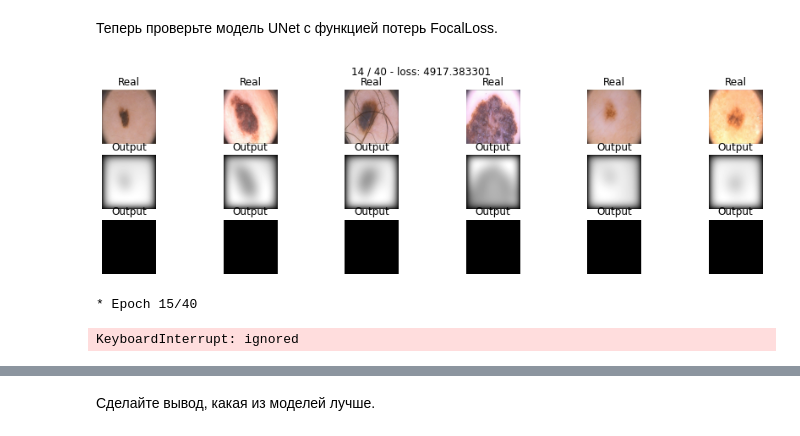
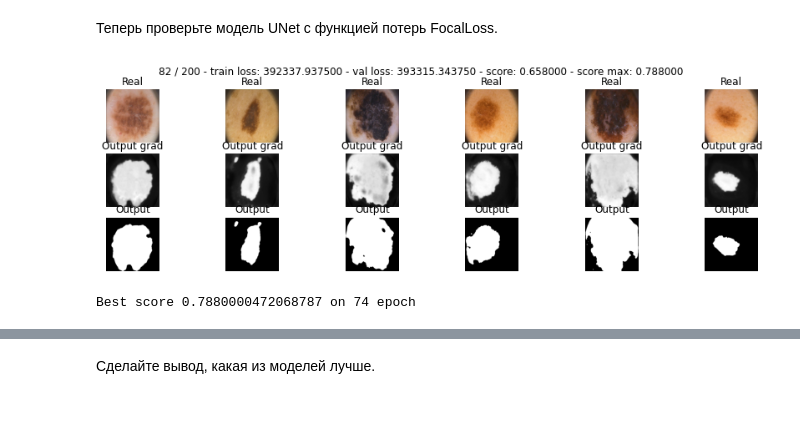
Before and after one commit to gbrs/DLS_1_2022_spring, a Jupyter notebook: 24 Домашка/[hw,basic]semantic_segmentation.ipynb, the cells around one changed output, grey strips where cells are left out. Cells and saved outputs as stored; diff of their text form; code cells hidden in the pictures; blank space fills up the shorter version.

Commit message:
trained all models

```diff
--- a/24 Домашка/[hw,basic]semantic_segmentation.ipynb
+++ b/24 Домашка/[hw,basic]semantic_segmentation.ipynb
@@ -643,4 +684,5 @@ optimaizer = torch.optim.Adam(model_focal.parameters())
 # %%
-max_epochs = 40
-train(model_focal, optimaizer, focal_loss, max_epochs, data_tr, data_val)
+max_epochs = 200
+train_losses_seg_focal, val_losses_seg_focal, scores_seg_focal \
+        = train(seg_focal, optimaizer, focal_loss, max_epochs, data_tr, data_val, 'seg_focal')
 # %% [output]
@@ -685,29 +732,37 @@ class UNet(nn.Module):
         # )
         self.enc_conv0 = nn.Sequential(
                               nn.Conv2d(in_channels=3, out_channels=64, kernel_size=3, padding=1),
+                              nn.BatchNorm2d(64),
                               nn.ReLU(),
                               nn.Conv2d(in_channels=64, out_channels=64, kernel_size=3, padding=1),
+                              nn.BatchNorm2d(64),
                               nn.ReLU()
                          )
         self.pool0 = nn.MaxPool2d(2, stride=2)  # 256 -> 128
         self.enc_conv1 = nn.Sequential(
                               nn.Conv2d(in_channels=64, out_channels=128, kernel_size=3, padding=1),
+                              nn.BatchNorm2d(128),
                               nn.ReLU(),
                               nn.Conv2d(in_channels=128, out_channels=128, kernel_size=3, padding=1),
+                              nn.BatchNorm2d(128),
                               nn.ReLU()
                          )
         self.pool1 = nn.MaxPool2d(2, stride=2)  # 128 -> 64
         self.enc_conv2 = nn.Sequential(
                               nn.Conv2d(in_channels=128, out_channels=256, kernel_size=3, padding=1),
+                              nn.BatchNorm2d(256),
                               nn.ReLU(),
                               nn.Conv2d(in_channels=256, out_channels=256, kernel_size=3, padding=1),
+                              nn.BatchNorm2d(256),
                               nn.ReLU()
                          )
         self.pool2 = nn.MaxPool2d(2, stride=2)  # 64 -> 32
         self.enc_conv3 = nn.Sequential(
                               nn.Conv2d(in_channels=256, out_channels=512, kernel_size=3, padding=1),
+                              nn.BatchNorm2d(512),
                               nn.ReLU(),
                               nn.Conv2d(in_channels=512, out_channels=512, kernel_size=3, padding=1),
+                              nn.BatchNorm2d(512),
                               nn.ReLU()
                          )
         self.pool3 = nn.MaxPool2d(2, stride=2)  # 32 -> 16
@@ -715,8 +770,10 @@ class UNet(nn.Module):
         # bottleneck
         self.bottleneck_conv = nn.Sequential(
                                     nn.Conv2d(in_channels=512, out_channels=1024, kernel_size=3, padding=1),
+                                    nn.BatchNorm2d(1024),
                                     nn.ReLU(),
                                     nn.Conv2d(in_channels=1024, out_channels=512, kernel_size=3, padding=1),
+                                    nn.BatchNorm2d(512),
                                     nn.ReLU()
                               )
 
@@ -724,29 +781,37 @@ class UNet(nn.Module):
         self.upsample0 = nn.Upsample(scale_factor=2)  # 16 -> 32
         self.dec_conv0 = nn.Sequential(
                               nn.Conv2d(in_channels=1024, out_channels=512, kernel_size=3, padding=1),
+                              nn.BatchNorm2d(512),
                               nn.ReLU(),
                               nn.Conv2d(in_channels=512, out_channels=256, kernel_size=3, padding=1),
+                              nn.BatchNorm2d(256),
                               nn.ReLU()
                          )
         self.upsample1 = nn.Upsample(scale_factor=2)  # 32 -> 64
         self.dec_conv1 = nn.Sequential(
                               nn.Conv2d(in_channels=512, out_channels=256, kernel_size=3, padding=1),
+                              nn.BatchNorm2d(256),
                               nn.ReLU(),
                               nn.Conv2d(in_channels=256, out_channels=128, kernel_size=3, padding=1),
+                              nn.BatchNorm2d(128),
                               nn.ReLU()
                          )
         self.upsample2 = nn.Upsample(scale_factor=2)  # 64 -> 128
         self.dec_conv2 = nn.Sequential(
                               nn.Conv2d(in_channels=256, out_channels=128, kernel_size=3, padding=1),
+                              nn.BatchNorm2d(128),
                               nn.ReLU(),
                               nn.Conv2d(in_channels=128, out_channels=64, kernel_size=3, padding=1),
+                              nn.BatchNorm2d(64),
                               nn.ReLU()
                          )
         self.upsample3 = nn.Upsample(scale_factor=2)  # 128 -> 256
         self.dec_conv3 = nn.Sequential(
                               nn.Conv2d(in_channels=128, out_channels=64, kernel_size=3, padding=1),
+                              nn.BatchNorm2d(64),
                               nn.ReLU(),
                               nn.Conv2d(in_channels=64, out_channels=64, kernel_size=3, padding=1),
+                              nn.BatchNorm2d(64),
                               nn.ReLU(),
                               nn.Conv2d(in_channels=64, out_channels=1, kernel_size=1)
                               ## зачем часто делают 2 слоя на выходе?
@@ -774,4 +839,5 @@ optimaizer = torch.optim.Adam(unet_model_bce.parameters())
 # %%
-max_epochs = 20
-train(unet_model_bce, optimaizer, bce_loss, max_epochs, data_tr, data_val)
+max_epochs = 200
+train_losses_u_bce, val_losses_u_bce, scores_u_bce \
+        = train(u_bce, optimaizer, bce_loss, max_epochs, data_tr, data_val, 'u_bce')
 # %% [output]
@@ -786,12 +862,11 @@ score_model(unet_model_bce, iou_pytorch, data_val)
 # %% [markdown]
 Теперь проверьте модель UNet c функцией потерь FocalLoss.
 # %%
-unet_model_focal = UNet().to(device) ##
-optimaizer = torch.optim.Adam(unet_model_focal.parameters())
+u_focal = UNet().to(device)
+optimaizer = torch.optim.Adam(u_focal.parameters())
 # %%
-max_epochs = 40
-train(unet_model_focal, optimaizer, focal_loss, max_epochs, data_tr, data_val)  ##
+max_epochs = 200
+train_losses_u_focal, val_losses_u_focal, scores_u_focal \
+        = train(u_focal, optimaizer, focal_loss, max_epochs, data_tr, data_val, 'u_focal')
 # %% [output]
-[figure, old version]
+[figure, new version]
-* Epoch 15/40
-KeyboardInterrupt: ignored
@@ -801,0 +873,8 @@ score_model(unet_model_focal, iou_pytorch, data_val)  ##
+# %%
+## превратим в нумпаевские массивы, полученные лоссы/скоры
+train_losses_u_focal, val_losses_u_focal, scores_u_focal \
+        = np.array(train_losses_u_focal), np.array(val_losses_u_focal), np.array(scores_u_focal)
+
+print(f'Best score {scores_u_focal.max()} on {scores_u_focal.argmax() + 1} epoch')
+# %% [output]
+Best score 0.7880000472068787 on 74 epoch
```
Also changed, not shown: parts of 64 cells of this notebook, 1 other file.
